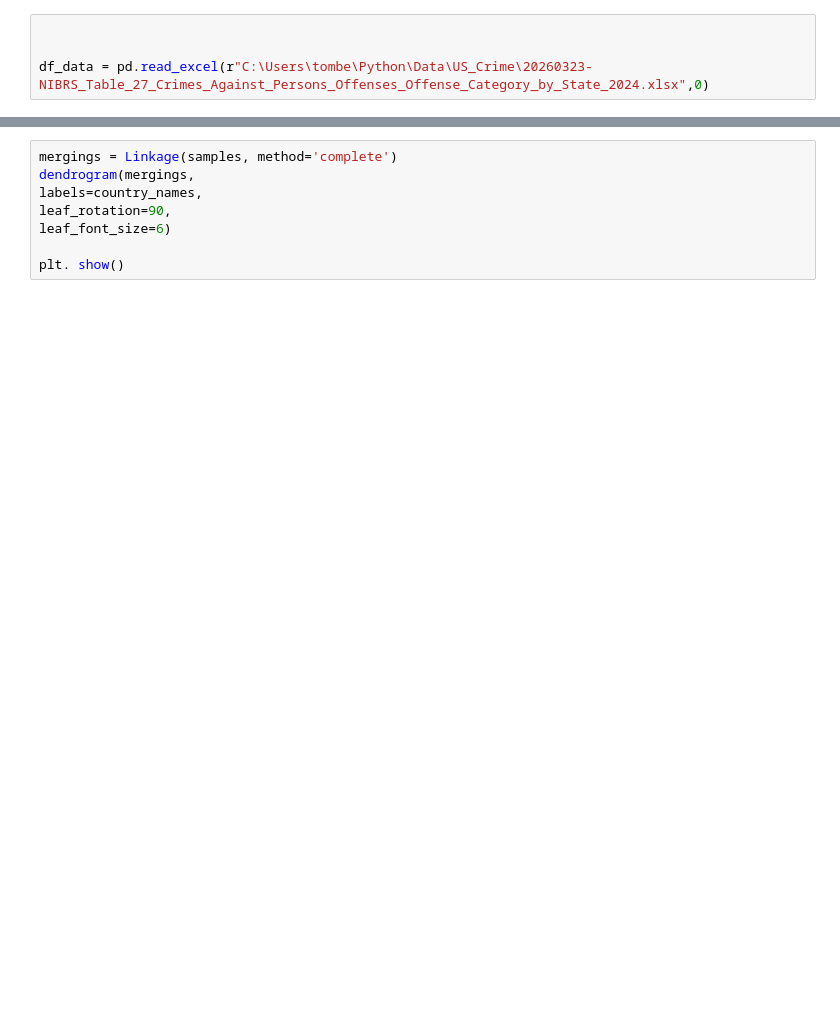
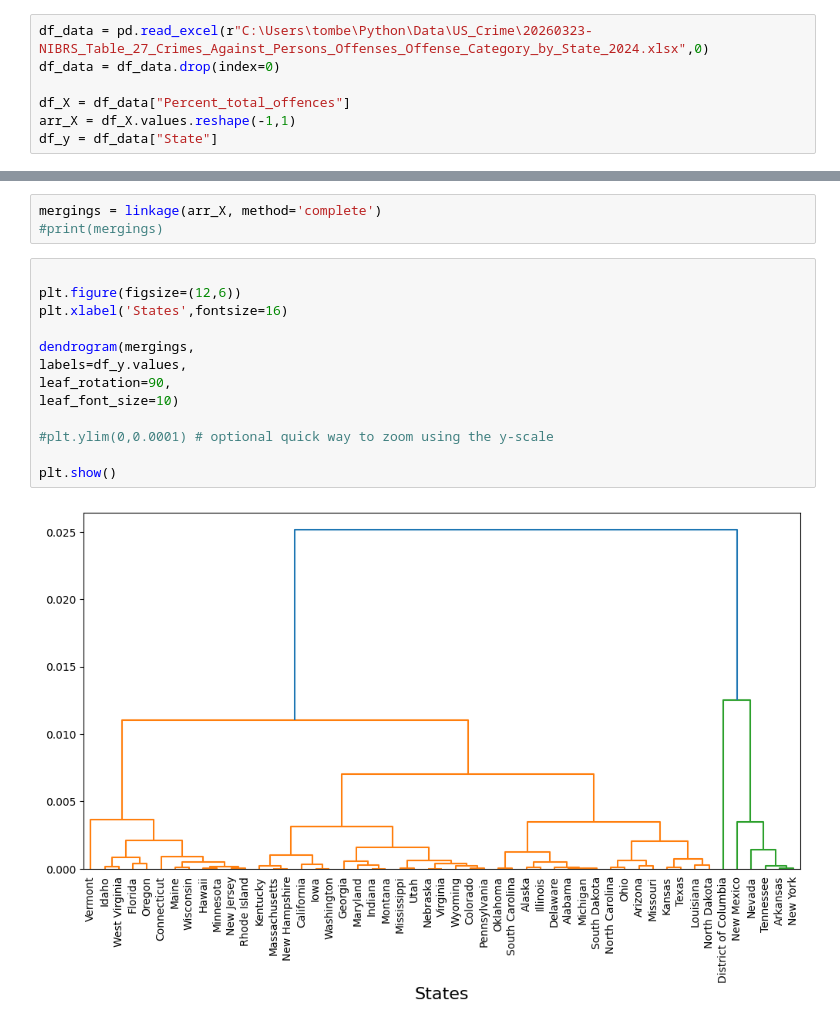
Before and after one commit to tombeaulah/Python, a Jupyter notebook: Python_Test_Codes/20260323-Clustering_Dendogram.ipynb, the cells around one changed output, grey strips where cells are left out. Cells and saved outputs as stored; diff of their text form; blank space fills up the shorter version.

```diff
--- a/Python_Test_Codes/20260323-Clustering_Dendogram.ipynb
+++ b/Python_Test_Codes/20260323-Clustering_Dendogram.ipynb
@@ -8,4 +6,7 @@ drive.mount('/content/drive')
 # %%
+df_data = pd.read_excel(r"C:\Users\tombe\Python\Data\US_Crime\20260323-NIBRS_Table_27_Crimes_Against_Persons_Offenses_Offense_Category_by_State_2024.xlsx",0)
+df_data = df_data.drop(index=0)
 
-
-df_data = pd.read_excel(r"C:\Users\tombe\Python\Data\US_Crime\20260323-NIBRS_Table_27_Crimes_Against_Persons_Offenses_Offense_Category_by_State_2024.xlsx",0)
+df_X = df_data["Percent_total_offences"]
+arr_X = df_X.values.reshape(-1,1)
+df_y = df_data["State"]
@@ -14,8 +36,18 @@ FileNotFoundError: [Errno 2] No such file or directory: 'C:\\Users\\tombe\\Pytho
 # %%
-mergings = Linkage(samples, method='complete')
-dendrogram(mergings,
-labels=country_names,
-leaf_rotation=90,
-leaf_font_size=6)
-
-plt. show()
+mergings = linkage(arr_X, method='complete')
+#print(mergings)
+# %%
+
+plt.figure(figsize=(12,6))
+plt.xlabel('States',fontsize=16)
+
+dendrogram(mergings,
+labels=df_y.values,
+leaf_rotation=90,
+leaf_font_size=10)
+
+#plt.ylim(0,0.0001) # optional quick way to zoom using the y-scale
+
+plt.show()
+# %% [output]
+[figure, added]
```
Also changed, not shown: parts of 4 cells of this notebook, 2 other files.
